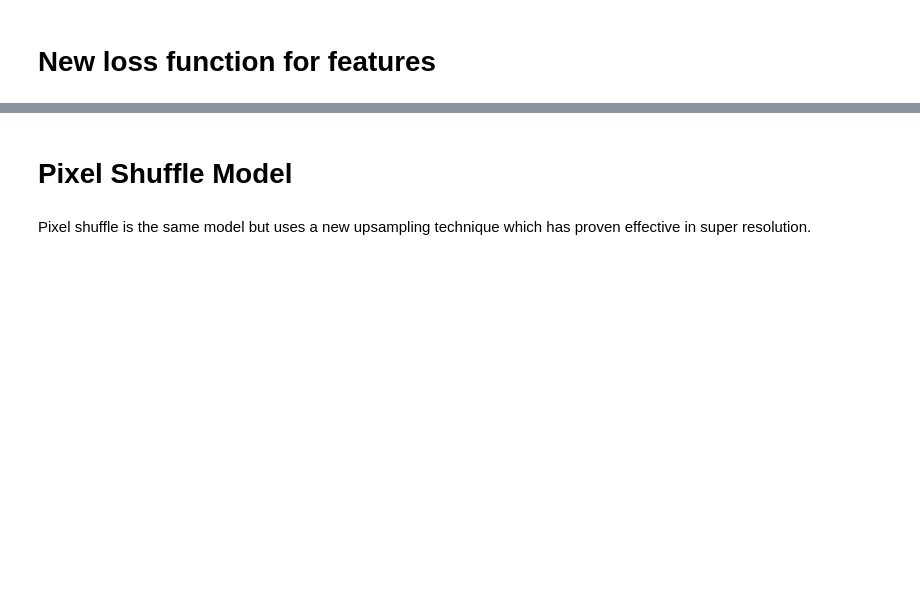
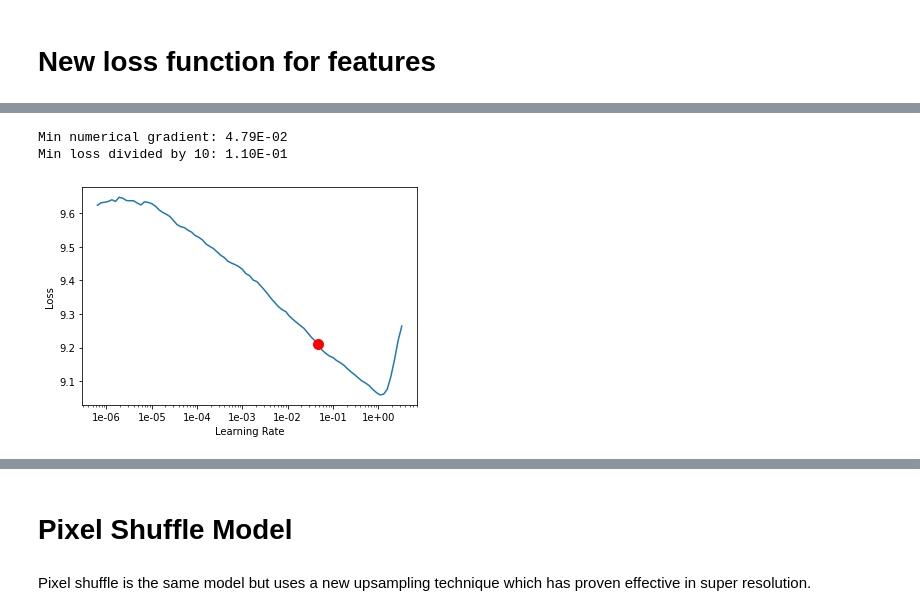
Before and after one commit to henriwoodcock/Applying-Modern-Best-Practices-to-Autoencoders, a Jupyter notebook: notebooks/cifar-10/cifar_autoencoder_joint_training.ipynb, the cells around one changed output, grey strips where cells are left out. Cells and saved outputs as stored; diff of their text form; code cells hidden in the pictures; blank space fills up the shorter version.

```diff
--- a/notebooks/cifar-10/cifar_autoencoder_joint_training.ipynb
+++ b/notebooks/cifar-10/cifar_autoencoder_joint_training.ipynb
@@ -400,3 +397,0 @@ stage-1-cifar.pth  tmp.pth
-# %%
-with open('data/models/stage-1-cifar.pth', 'w') as f:
-  f.write('drive/My Drive/autoencoder-training/stage-1-cifar.pth')
@@ -420,2 +458,0 @@ learn.show_results(ds_type=DatasetType.Valid, rows =3)
-# %%
-learn.fit_one_cycle(10, max_lr = slice(1e-03))
@@ -492 +517,7 @@ learn.lr_find()
 LR Finder is complete, type {learner_name}.recorder.plot() to see the graph.
+# %%
+learn.recorder.plot(suggestion = True)
+# %% [output]
+Min numerical gradient: 4.79E-02
+Min loss divided by 10: 1.10E-01
+[figure, added]
```
Also changed, not shown: parts of 69 cells of this notebook.
